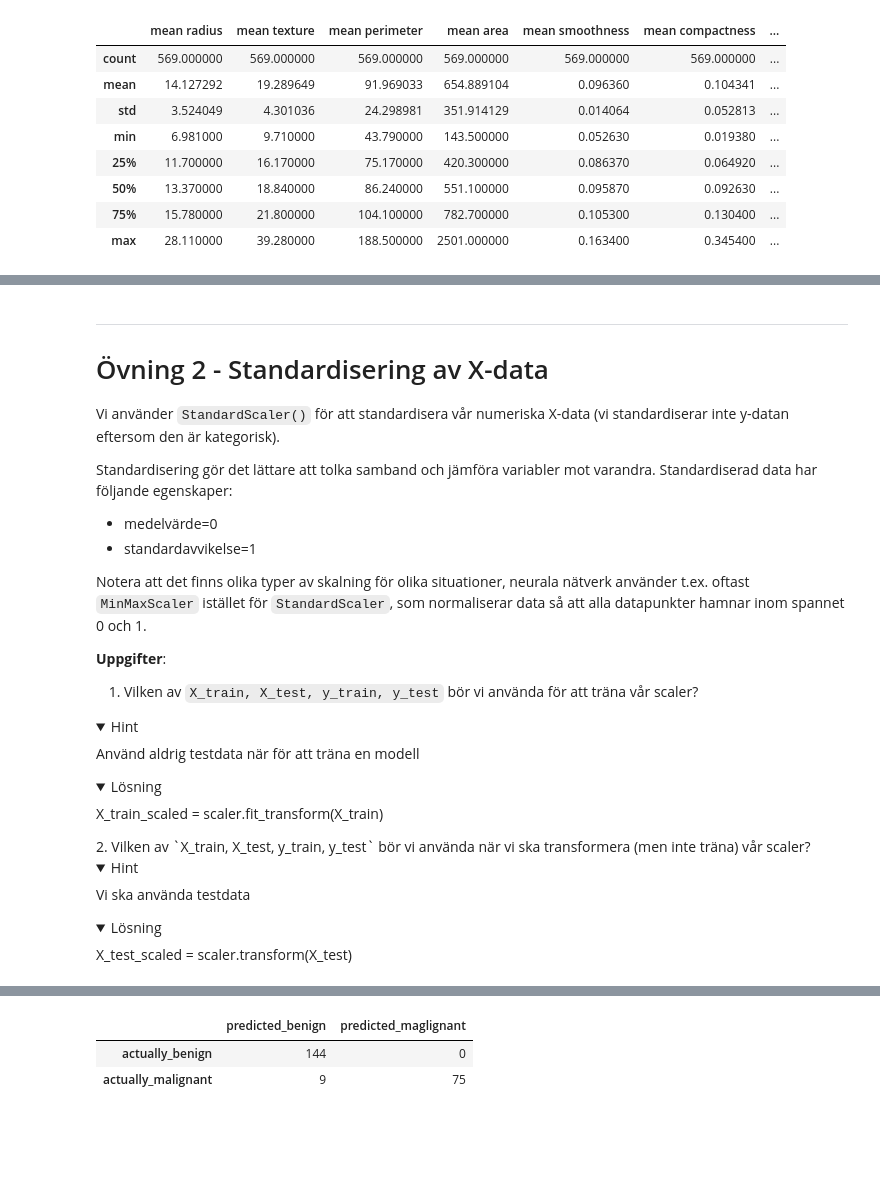
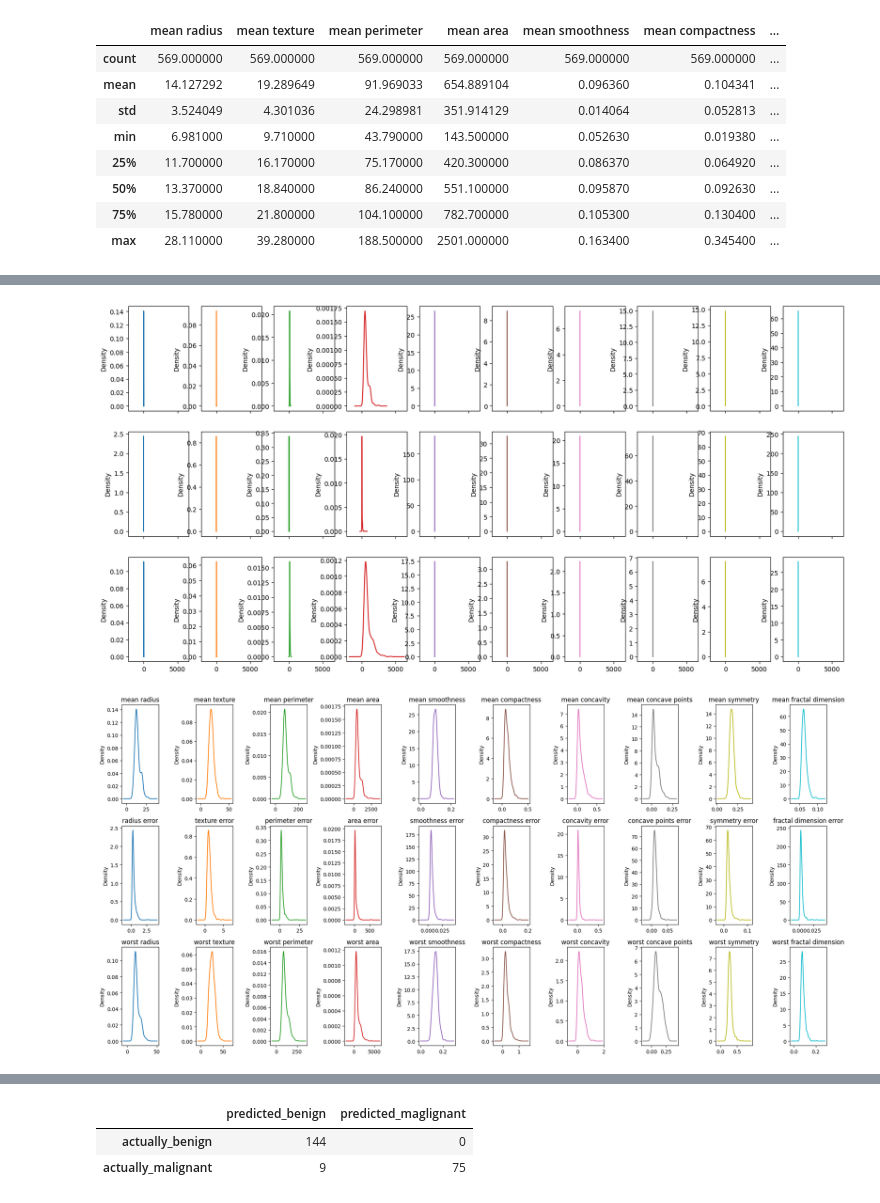
Before and after one commit to jtsuvile/AI_utbildning, a Jupyter notebook: ML_python_workshop.ipynb, the cells around one changed output, grey strips where cells are left out. Drawn from its saved outputs; the diff is of its cells as text; code cells hidden in the pictures; folded sections open; blank space fills up the shorter version.

```diff
--- a/ML_python_workshop.ipynb
+++ b/ML_python_workshop.ipynb
@@ -135,20 +124,16 @@ g.map_offdiag(sns.scatterplot)
-# %% [markdown]
----
-# Övning 2 - Standardisering av X-data
-
-Vi använder `StandardScaler()` för att standardisera vår numeriska X-data (vi standardiserar inte y-datan eftersom den är kategorisk).
-
-Standardisering gör det lättare att tolka samband och jämföra variabler mot varandra. Standardiserad data har följande egenskaper:
-- medelvärde=0
-- standardavvikelse=1
-
-Notera att det finns olika typer av skalning för olika situationer, neurala nätverk använder t.ex. oftast `MinMaxScaler` istället för `StandardScaler`, som normaliserar data så att alla datapunkter hamnar inom spannet 0 och 1.
-
-**Uppgifter**:
-
-1. Vilken av `X_train, X_test, y_train, y_test` bör vi använda för att träna vår scaler?
-  <details><summary>Hint</summary>Använd aldrig testdata när för att träna en modell</details>
-  <details><summary>Lösning</summary>X_train_scaled = scaler.fit_transform(X_train)</details>
-2. Vilken av `X_train, X_test, y_train, y_test` bör vi använda när vi ska transformera (men inte träna) vår scaler?
-  <details><summary>Hint</summary>Vi ska använda testdata</details>
-  <details><summary>Lösning</summary>X_test_scaled = scaler.transform(X_test)</details>
+# %%
+# vi kan även leka lite med plottyp
+# alla möjliga typer finns här https://pandas.pydata.org/docs/reference/api/pandas.DataFrame.plot.html#pandas.DataFrame.plot
+# men alla kommer inte se lika snygga ut!
+X.plot.density(subplots=True, layout=(3, 10), legend=False)
+plt.show()
+# %% [output]
+[figure, added]
+# %%
+ # beroende på plottyp vill vi använda lite olika argument för att det ska bli bra
+X.plot.density(subplots=True, layout=(3, 10), legend=False, sharex=False,
+               title=X.columns.tolist())
+plt.tight_layout()
+plt.show()
+# %% [output]
+[figure, added]
```
Also changed, not shown: parts of 21 cells of this notebook.
